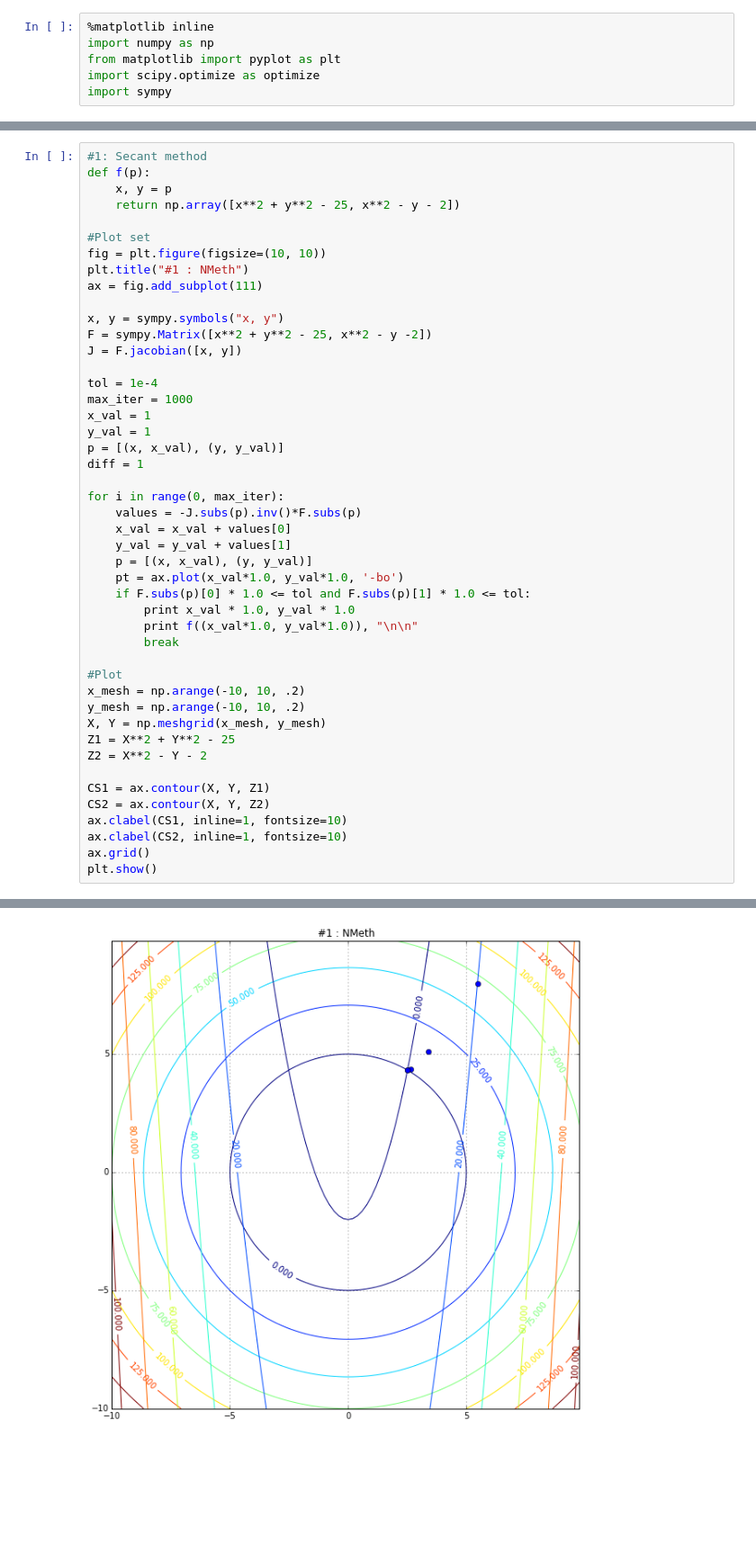
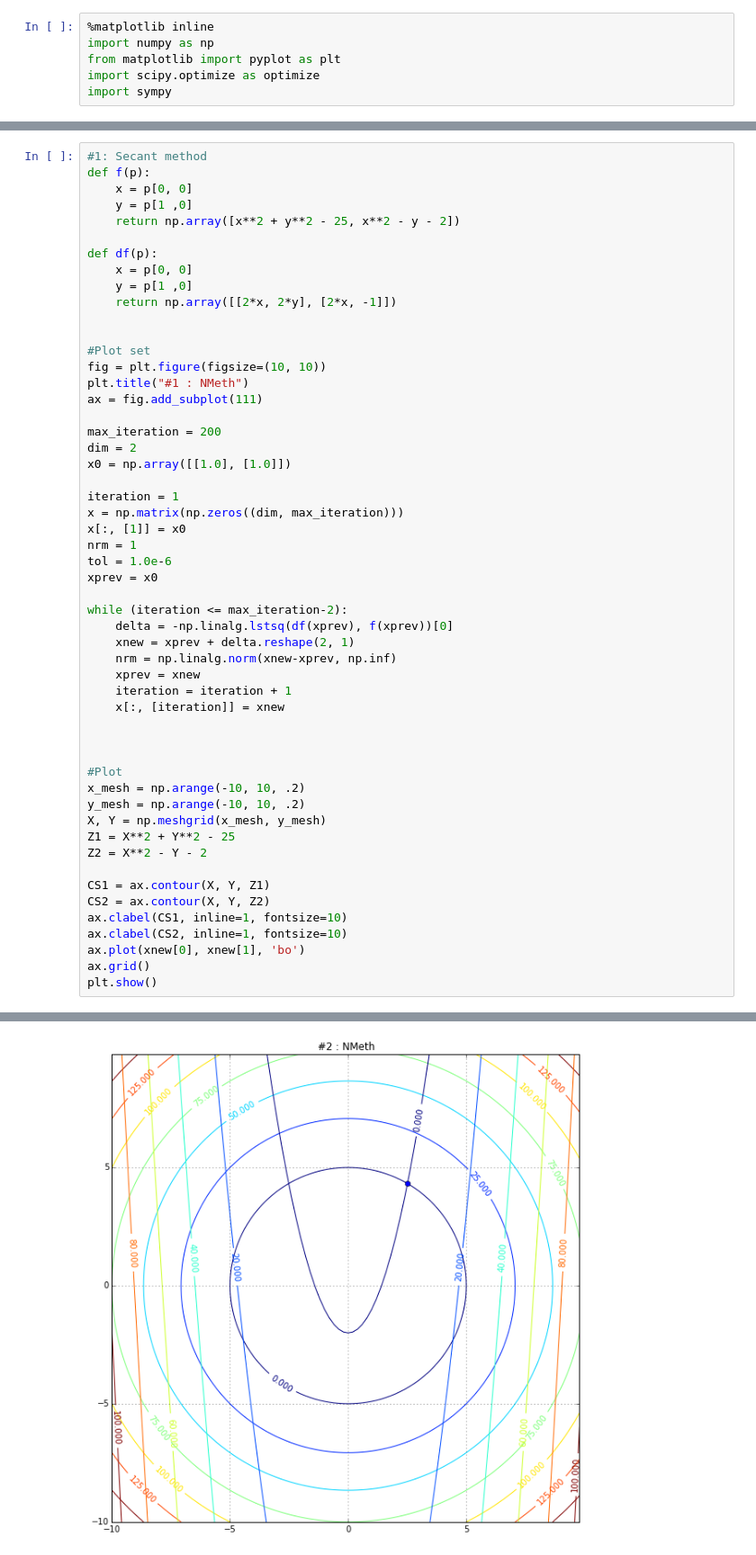
Before and after one commit to DustinVerzal/Math-415, a Jupyter notebook: Homework/Math 415 - Homework_1.ipynb, the cells around one changed output, grey strips where cells are left out. Shown at 90% size. Drawn from its saved outputs; the diff is of its cells as text; blank space fills up the shorter version.

```diff
--- a/Homework/Math 415 - Homework_1.ipynb
+++ b/Homework/Math 415 - Homework_1.ipynb
@@ -41,35 +41,41 @@ plt.show()
 # %%
 #1: Secant method
 def f(p):
-    x, y = p
+    x = p[0, 0]
+    y = p[1 ,0]
     return np.array([x**2 + y**2 - 25, x**2 - y - 2])
+
+def df(p):
+    x = p[0, 0]
+    y = p[1 ,0]
+    return np.array([[2*x, 2*y], [2*x, -1]])
+
 
 #Plot set
 fig = plt.figure(figsize=(10, 10))
 plt.title("#1 : NMeth")
 ax = fig.add_subplot(111)
 
-x, y = sympy.symbols("x, y")
-F = sympy.Matrix([x**2 + y**2 - 25, x**2 - y -2])
-J = F.jacobian([x, y])
+max_iteration = 200
+dim = 2
+x0 = np.array([[1.0], [1.0]])
 
-tol = 1e-4
-max_iter = 1000
-x_val = 1
-y_val = 1
-p = [(x, x_val), (y, y_val)]
-diff = 1
+iteration = 1
+x = np.matrix(np.zeros((dim, max_iteration)))
+x[:, [1]] = x0
+nrm = 1
+tol = 1.0e-6
+xprev = x0
 
-for i in range(0, max_iter):
-    values = -J.subs(p).inv()*F.subs(p)
-    x_val = x_val + values[0]
-    y_val = y_val + values[1]
-    p = [(x, x_val), (y, y_val)]
-    pt = ax.plot(x_val*1.0, y_val*1.0, '-bo')
-    if F.subs(p)[0] * 1.0 <= tol and F.subs(p)[1] * 1.0 <= tol:
-        print x_val * 1.0, y_val * 1.0
-        print f((x_val*1.0, y_val*1.0)), "\n\n"
-        break
+while (iteration <= max_iteration-2):
+    delta = -np.linalg.lstsq(df(xprev), f(xprev))[0]
+    xnew = xprev + delta.reshape(2, 1)
+    nrm = np.linalg.norm(xnew-xprev, np.inf)
+    xprev = xnew
+    iteration = iteration + 1
+    x[:, [iteration]] = xnew
+
+
 
 #Plot
 x_mesh = np.arange(-10, 10, .2)
@@ -82,6 +88,7 @@ CS1 = ax.contour(X, Y, Z1)
 CS2 = ax.contour(X, Y, Z2)
 ax.clabel(CS1, inline=1, fontsize=10)
 ax.clabel(CS2, inline=1, fontsize=10)
+ax.plot(xnew[0], xnew[1], 'bo')
 ax.grid()
 plt.show()
 # %% [output]
@@ -90,4 +95,4 @@ plt.show()
-[figure, old version]
+[figure, new version]
 # %%
 #1: Newton Secant
 def f(p):
```
Also changed, not shown: parts of 7 cells of this notebook.
